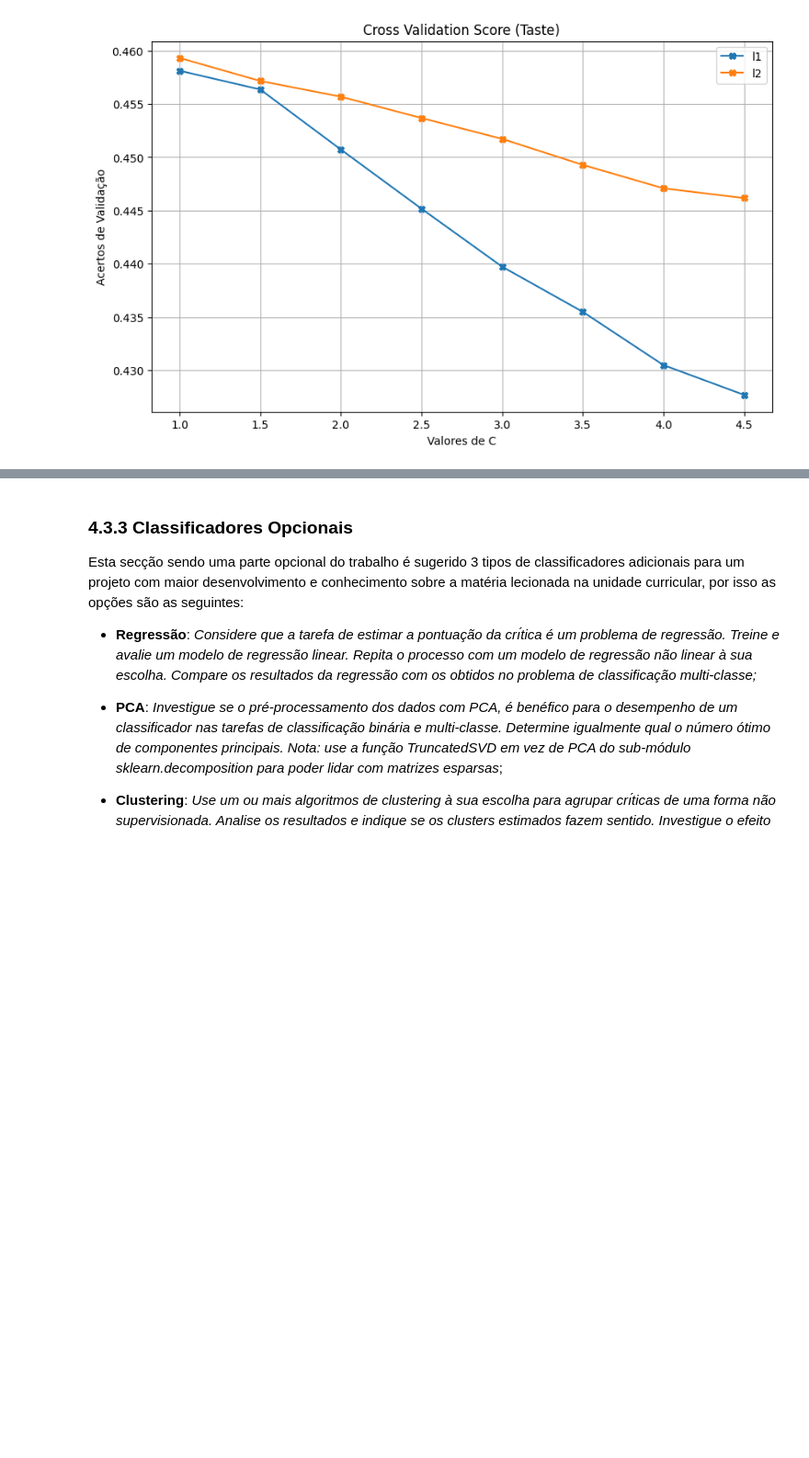
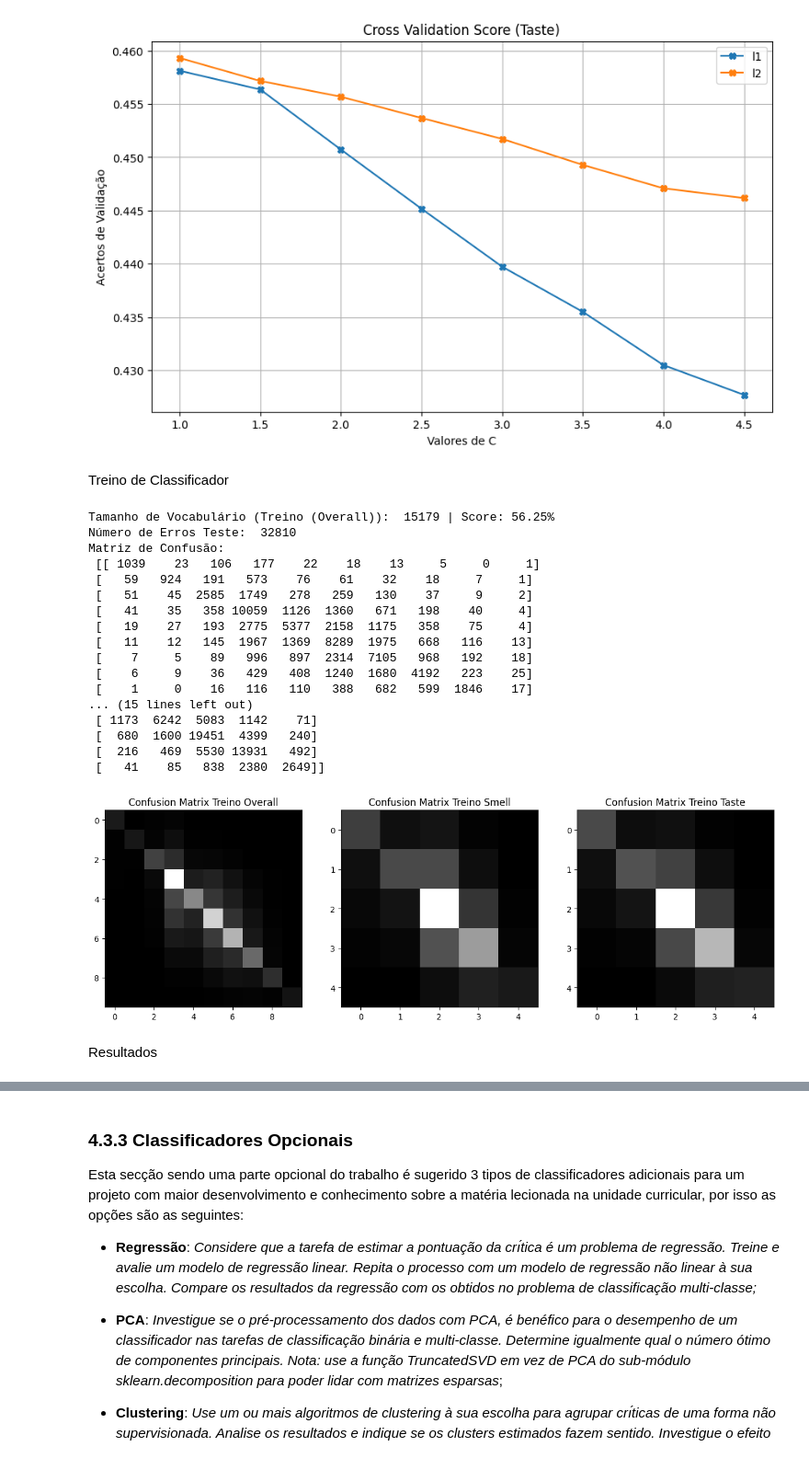
Before and after one commit to DuarteGoncalves04/aa-repo, a Jupyter notebook: Projeto/A46484.ipynb, the cells around one changed output, grey strips where cells are left out. Shown at 92% size. Cells and saved outputs as stored; diff of their text form; code cells hidden in the pictures; blank space fills up the shorter version.

```diff
--- a/Projeto/A46484.ipynb
+++ b/Projeto/A46484.ipynb
@@ -912,15 +924,33 @@ Melhor C de Penalização L2:  1.0 | Pior C de Penalização L2:  4.5
 Acerto de Validação do Melhor C da Penalização L1: 0.45811999999999997
 Acerto de Validação do Melhor C da Penalização L2: 0.45931999999999995
 [figure]
+# %% [markdown]
+Treino de Classificador
 # %%
-SVM_Classifier(X1,overall_train, 'l2', 1.0, 'multi/svm/modeloLinearSVC_test_overall')
-SVM_Classifier(X1,smell_train, 'l1', 1.0, 'multi/svm/modeloLinearSVC_test_smell')
-SVM_Classifier(X1,taste_train, 'l2', 1.0, 'multi/svm/modeloLinearSVC_test_taste')
-
-svm_ts_overall = loadFile("Dados/multi/svm/modeloLinearSVC_test_overall")
-svm_ts_smell = loadFile("Dados/multi/svm/modeloLinearSVC_test_smell")
-svm_ts_taste = loadFile("Dados/multi/svm/modeloLinearSVC_test_taste")
-
-Results(tokens_train,svm_ts_overall,X1,overall_train,"Treino (Overall)")
-Results(tokens_train,svm_ts_smell,X1,smell_train,"Treino (Smell)")
-Results(tokens_train,svm_ts_taste,X1,taste_train,"Treino (Taste)")
+RL_Classifier(X1,overall_train, 'l2', 1.0, 'multi/rl/modeloRegLog_train_overall','saga')
+RL_Classifier(X1,smell_train, 'l1', 1.0, 'multi/rl/modeloRegLog_train_smell','saga')
+RL_Classifier(X1,taste_train, 'l2', 1.0, 'multi/rl/modeloRegLog_train_taste','saga')
+svm_ts_overall = loadFile("Dados/multi/rl/modeloRegLog_train_overall")
+svm_ts_smell = loadFile("Dados/multi/rl/modeloRegLog_train_smell")
+svm_ts_taste = loadFile("Dados/multi/rl/modeloRegLog_train_taste")
+# %% [output]
+Tamanho de Vocabulário (Treino (Overall)):  15179 | Score: 56.25%
+Número de Erros Teste:  32810
+Matriz de Confusão:
+ [[ 1039    23   106   177    22    18    13     5     0     1]
+ [   59   924   191   573    76    61    32    18     7     1]
+ [   51    45  2585  1749   278   259   130    37     9     2]
+ [   41    35   358 10059  1126  1360   671   198    40     4]
+ [   19    27   193  2775  5377  2158  1175   358    75     4]
+ [   11    12   145  1967  1369  8289  1975   668   116    13]
+ [    7     5    89   996   897  2314  7105   968   192    18]
+ [    6     9    36   429   408  1240  1680  4192   223    25]
+ [    1     0    16   116   110   388   682   599  1846    17]
+... (15 lines left out)
+ [ 1173  6242  5083  1142    71]
+ [  680  1600 19451  4399   240]
+ [  216   469  5530 13931   492]
+ [   41    85   838  2380  2649]]
+[figure, added]
+# %% [markdown]
+Resultados
```
Also changed, not shown: parts of 19 cells of this notebook, 33 other files.
